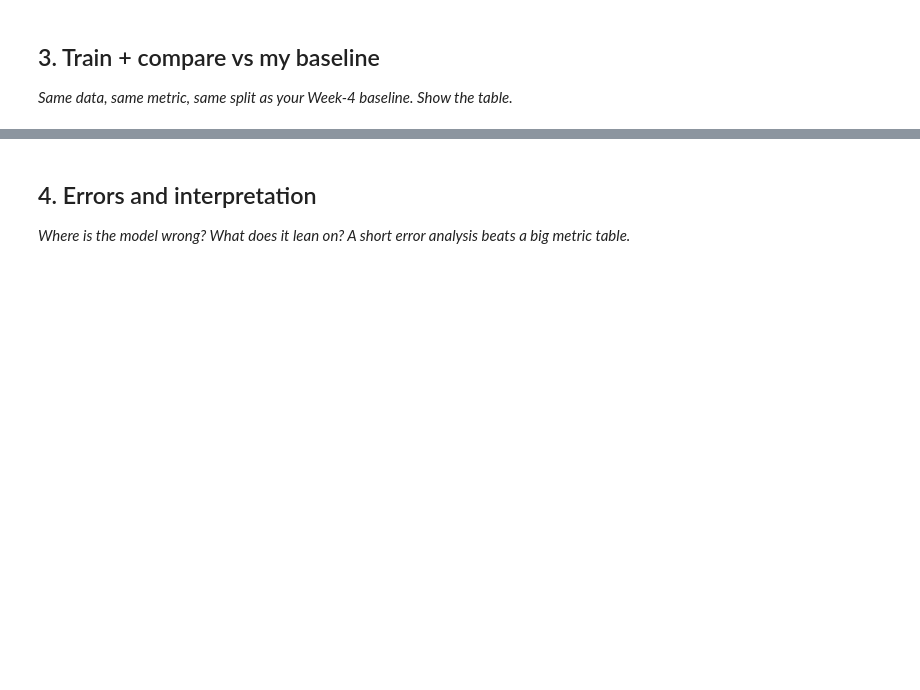
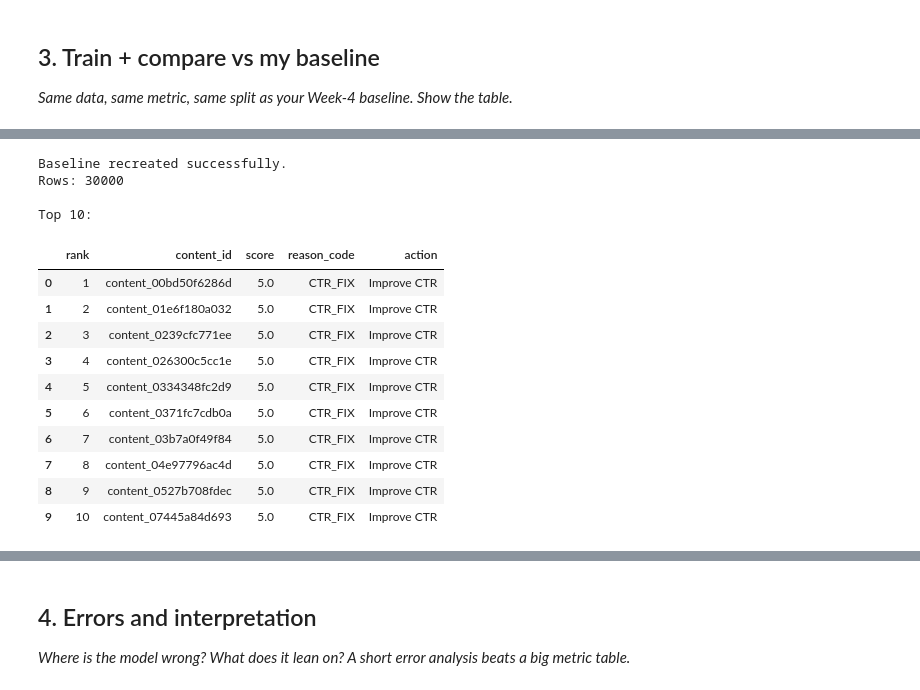
Before and after one commit to ManjusreeValluri/flyrank-ml-internship, a Jupyter notebook: work/notebooks/w05_model.ipynb, the cells around one changed output, grey strips where cells are left out. Cells and saved outputs as stored; diff of their text form; code cells hidden in the pictures; blank space fills up the shorter version.

```diff
--- a/work/notebooks/w05_model.ipynb
+++ b/work/notebooks/w05_model.ipynb
@@ -27,3 +154,12 @@ This skeleton is yours to fill. Work the sections **in order** — each one has
 # %%
 # This cell is for CODE (numbers, a query, a check).
 # Write your text answer in the cell ABOVE this one — typing sentences here breaks Run All.
+import pandas as pd
+
+data_path = "/content/flyrank-ml-internship/data/raw/content_refresh_anonymized.csv"
+
+df = pd.read_csv(data_path)
+
+print("Shape:", df.shape)
+print("Columns:")
+print(df.columns.tolist())
@@ -29,0 +196,71 @@ This skeleton is yours to fill. Work the sections **in order** — each one has
+# %%
+import numpy as np
+import os
+
+# Start with a copy of the dataset
+queue = df.copy()
+
+# Score based mainly on search position
+queue["score"] = 0.0
+
+# Higher priority for pages with weaker search positions
+queue.loc[queue["position_tier"] == "deep", "score"] += 4
+queue.loc[queue["position_tier"] == "page_3_5", "score"] += 3
+queue.loc[queue["position_tier"] == "striking", "score"] += 2
+queue.loc[queue["position_tier"] == "page_1", "score"] += 1
+queue.loc[queue["position_tier"] == "top_3", "score"] += 0
+
+# Freshness is supporting context only
+queue.loc[
+    queue["freshness_tier"].isin(["91-180", "181+"]),
+    "score"
+] += 1
+
+# Reason code
+queue["reason_code"] = np.where(
+    queue["position_tier"].isin(
+        ["deep", "page_3_5", "striking"]
+    ),
+    "CTR_FIX",
+    "REFRESH_SUPPORT"
+)
+
+# Action
+queue["action"] = np.where(
+    queue["reason_code"] == "CTR_FIX",
+    "Improve CTR",
+    "Review freshness"
+)
+
+# Rank
+queue = queue.sort_values(
+    ["score", "content_id"],
+    ascending=[False, True]
+).reset_index(drop=True)
+
+queue["rank"] = queue.index + 1
+
+baseline_queue = queue[
+    ["rank", "content_id", "score", "reason_code", "action"]
+].copy()
+
+print("Baseline recreated successfully.")
+print("Rows:", len(baseline_queue))
+print("\nTop 10:")
+display(baseline_queue.head(10))
+# %% [output]
+Baseline recreated successfully.
+Rows: 30000
+
+Top 10:
+|  | rank | content_id | score | reason_code | action |
+| 0 | 1 | content_00bd50f6286d | 5.0 | CTR_FIX | Improve CTR |
+| 1 | 2 | content_01e6f180a032 | 5.0 | CTR_FIX | Improve CTR |
+| 2 | 3 | content_0239cfc771ee | 5.0 | CTR_FIX | Improve CTR |
+| 3 | 4 | content_026300c5cc1e | 5.0 | CTR_FIX | Improve CTR |
+| 4 | 5 | content_0334348fc2d9 | 5.0 | CTR_FIX | Improve CTR |
+| 5 | 6 | content_0371fc7cdb0a | 5.0 | CTR_FIX | Improve CTR |
+| 6 | 7 | content_03b7a0f49f84 | 5.0 | CTR_FIX | Improve CTR |
+| 7 | 8 | content_04e97796ac4d | 5.0 | CTR_FIX | Improve CTR |
+| 8 | 9 | content_0527b708fdec | 5.0 | CTR_FIX | Improve CTR |
+| 9 | 10 | content_07445a84d693 | 5.0 | CTR_FIX | Improve CTR |
```
Also changed, not shown: parts of 25 cells of this notebook.
